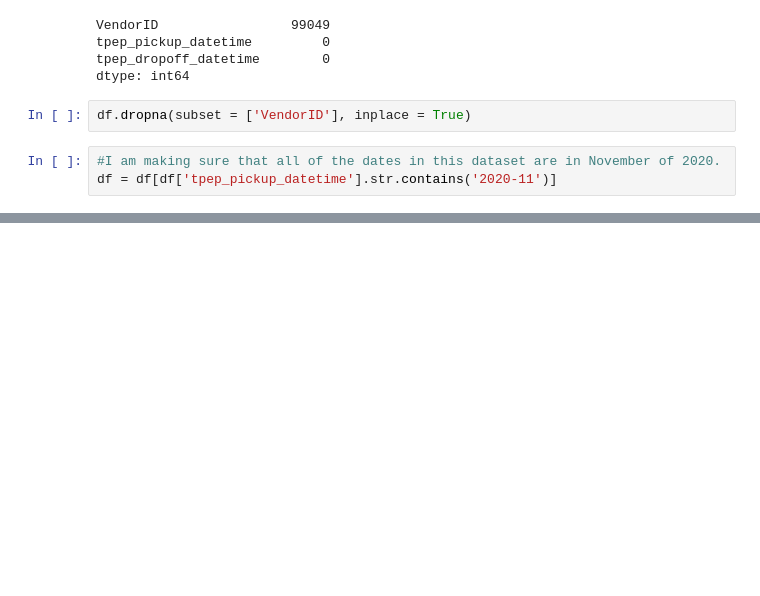
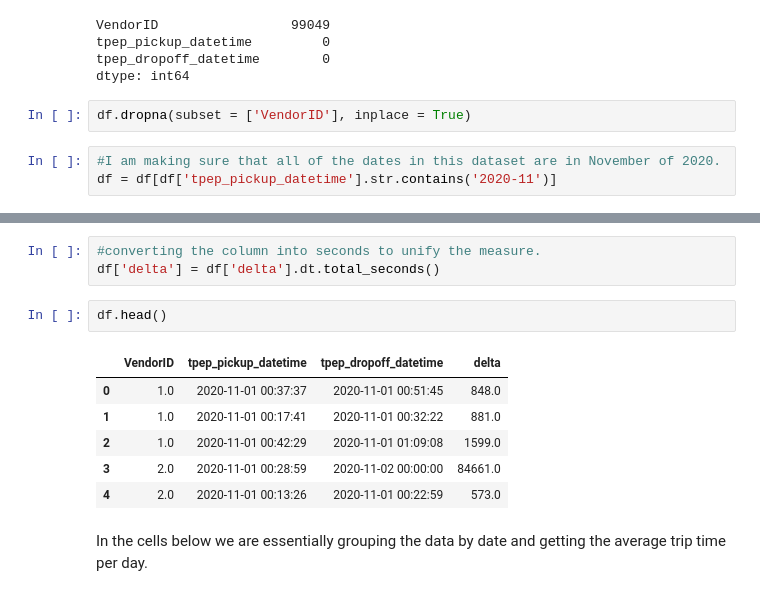
Before and after one commit to zachagreenberg/DatetimeDemo, a Jupyter notebook: datetime_demo.ipynb, the cells around one changed output, grey strips where cells are left out. Drawn from its saved outputs; the diff is of its cells as text; blank space fills up the shorter version.

```diff
--- a/datetime_demo.ipynb
+++ b/datetime_demo.ipynb
@@ -30,0 +95,14 @@ df = df[df['tpep_pickup_datetime'].str.contains('2020-11')]
+# %%
+#converting the column into seconds to unify the measure.
+df['delta'] = df['delta'].dt.total_seconds()
+# %%
+df.head()
+# %% [output]
+|  | VendorID | tpep_pickup_datetime | tpep_dropoff_datetime | delta |
+| 0 | 1.0 | 2020-11-01 00:37:37 | 2020-11-01 00:51:45 | 848.0 |
+| 1 | 1.0 | 2020-11-01 00:17:41 | 2020-11-01 00:32:22 | 881.0 |
+| 2 | 1.0 | 2020-11-01 00:42:29 | 2020-11-01 01:09:08 | 1599.0 |
+| 3 | 2.0 | 2020-11-01 00:28:59 | 2020-11-02 00:00:00 | 84661.0 |
+| 4 | 2.0 | 2020-11-01 00:13:26 | 2020-11-01 00:22:59 | 573.0 |
+# %% [markdown]
+In the cells below we are essentially grouping the data by date and getting the average trip time per day.
```
Also changed, not shown: parts of 26 cells of this notebook.
